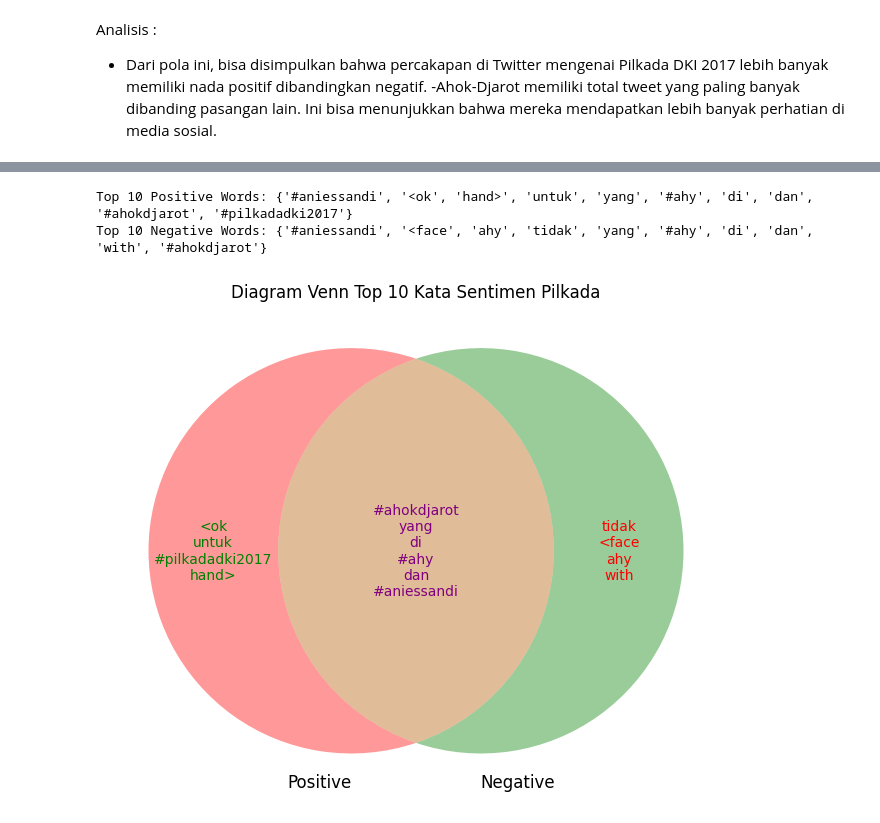
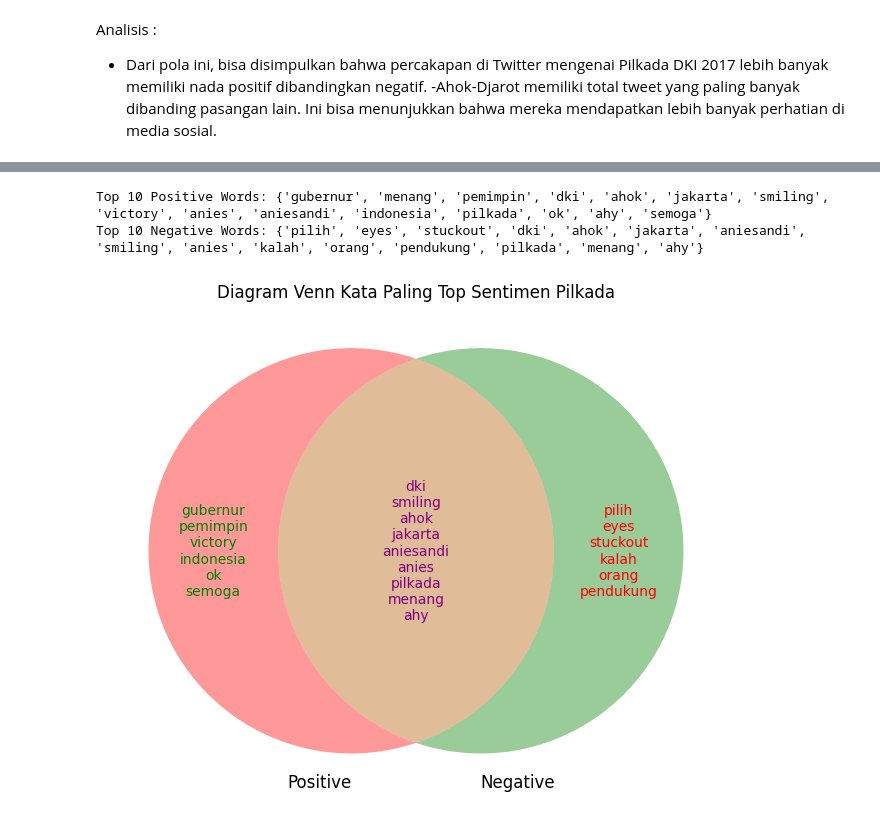
Before and after one commit to Sherlysukmadira/2311532015_Sherly-Sukmadira-Putri_ImageProcessing, a Jupyter notebook: sentimen_pilkada.ipynb, the cells around one changed output, grey strips where cells are left out. Cells and saved outputs as stored; diff of their text form; code cells hidden in the pictures.

```diff
--- a/sentimen_pilkada.ipynb
+++ b/sentimen_pilkada.ipynb
@@ -326,0 +183,19 @@ plt.show()
+# %%
+# stopword Indonesia & Inggris
+stop_words_id = set(stopwords.words('indonesian'))
+stop_words_en = set(stopwords.words('english'))
+
+# gabungkan
+all_stopwords = stop_words_id.union(stop_words_en)
+
+# tambah custom
+custom_stopwords = {'face', 'with', 'hand', 'ya', 'yg', 'aja', 'nya'}
+
+all_stopwords = all_stopwords.union(custom_stopwords)
+# %%
+def remove_stopwords(text):
+    words = text.split()
+    filtered = [word for word in words if word not in all_stopwords]
+    return ' '.join(filtered)
+# %%
+df['clean_text'] = df['clean_text'].apply(remove_stopwords)
@@ -384,52 +355,53 @@ Passing `palette` without assigning `hue` is deprecated and will be removed in v
 # %%
-import pandas as pd
-import matplotlib.pyplot as plt
+
 from matplotlib_venn import venn2
 from collections import Counter
 
-# Contoh dataset:
-# df['Sentiment'] -> 'positive' / 'negative'
-# df['Text Tweet'] -> teks tweet
+# 1. Pastikan format sentiment konsisten
+df['Sentiment'] = df['Sentiment'].str.lower()
 
-# Filter tweet berdasarkan sentimen
-positive_tweets = df[df['Sentiment'] == 'positive']['Text;Tweet']
-negative_tweets = df[df['Sentiment'] == 'negative']['Text;Tweet']
+# 2. Gunakan teks yang sudah dibersihkan (WAJIB)
+positive_tweets = df[df['Sentiment'] == 'positive']['clean_text']
+negative_tweets = df[df['Sentiment'] == 'negative']['clean_text']
 
-# Fungsi hitung frekuensi kata
+# 3. Fungsi ambil top words
 def get_top_words(tweets, top_n=10):
     words = []
-    for tweet in tweets:
-        tokens = tweet.lower().split()  # split doang, bisa tambah stopword removal/stemming kalo mau
+    for tweet in tweets.dropna():
+        tokens = tweet.split()
         words.extend(tokens)
     word_counts = Counter(words)
     return set([word for word, count in word_counts.most_common(top_n)])
 
-# Ambil 10 kata paling sering muncul
-positive_top_words = get_top_words(positive_tweets, top_n=10)
-negative_top_words = get_top_words(negative_tweets, top_n=10)
+# 4. Ambil top 10 kata
+positive_top_words = get_top_words(positive_tweets, top_n=15)
+negative_top_words = get_top_words(negative_tweets, top_n=15)
 
-# Cek hasil
+# 5. Print hasil
 print("Top 10 Positive Words:", positive_top_words)
 print("Top 10 Negative Words:", negative_top_words)
 
-# Buat diagram venn 2 set (positive & negative)
+# 6. Buat Venn Diagram
 plt.figure(figsize=(8,8))
 venn = venn2([positive_top_words, negative_top_words], ('Positive', 'Negative'))
 
-# Tambahin label kata-kata di tiap area
-venn.get_label_by_id('10').set_text('\n'.join(positive_top_words - negative_top_words))
-venn.get_label_by_id('01').set_text('\n'.join(negative_top_words - positive_top_words))
-venn.get_label_by_id('11').set_text('\n'.join(positive_top_words & negative_top_words))
+# 7. Handle kalau label kosong (biar ga error)
+if venn.get_label_by_id('10'):
+    venn.get_label_by_id('10').set_text('\n'.join(positive_top_words - negative_top_words))
+    venn.get_label_by_id('10').set_color("green")
 
-# Custom warna teks (opsional)
-venn.get_label_by_id('10').set_color("green")
-venn.get_label_by_id('01').set_color("red")
-venn.get_label_by_id('11').set_color("purple")
+if venn.get_label_by_id('01'):
+    venn.get_label_by_id('01').set_text('\n'.join(negative_top_words - positive_top_words))
+    venn.get_label_by_id('01').set_color("red")
 
-# Judul diagram
-plt.title('Diagram Venn Top 10 Kata Sentimen Pilkada')
+if venn.get_label_by_id('11'):
+    venn.get_label_by_id('11').set_text('\n'.join(positive_top_words & negative_top_words))
+    venn.get_label_by_id('11').set_color("purple")
+
+# 8. Judul
+plt.title('Diagram Venn Kata Paling Top Sentimen Pilkada')
 plt.show()
 # %% [output]
-Top 10 Positive Words: {'#aniessandi', '<ok', 'hand>', 'untuk', 'yang', '#ahy', 'di', 'dan', '#ahokdjarot', '#pilkadadki2017'}
-Top 10 Negative Words: {'#aniessandi', '<face', 'ahy', 'tidak', 'yang', '#ahy', 'di', 'dan', 'with', '#ahokdjarot'}
+Top 10 Positive Words: {'gubernur', 'menang', 'pemimpin', 'dki', 'ahok', 'jakarta', 'smiling', 'victory', 'anies', 'aniesandi', 'indonesia', 'pilkada', 'ok', 'ahy', 'semoga'}
+Top 10 Negative Words: {'pilih', 'eyes', 'stuckout', 'dki', 'ahok', 'jakarta', 'aniesandi', 'smiling', 'anies', 'kalah', 'orang', 'pendukung', 'pilkada', 'menang', 'ahy'}
-[figure, old version]
+[figure, new version]
```
Also changed, not shown: parts of 52 cells of this notebook.
